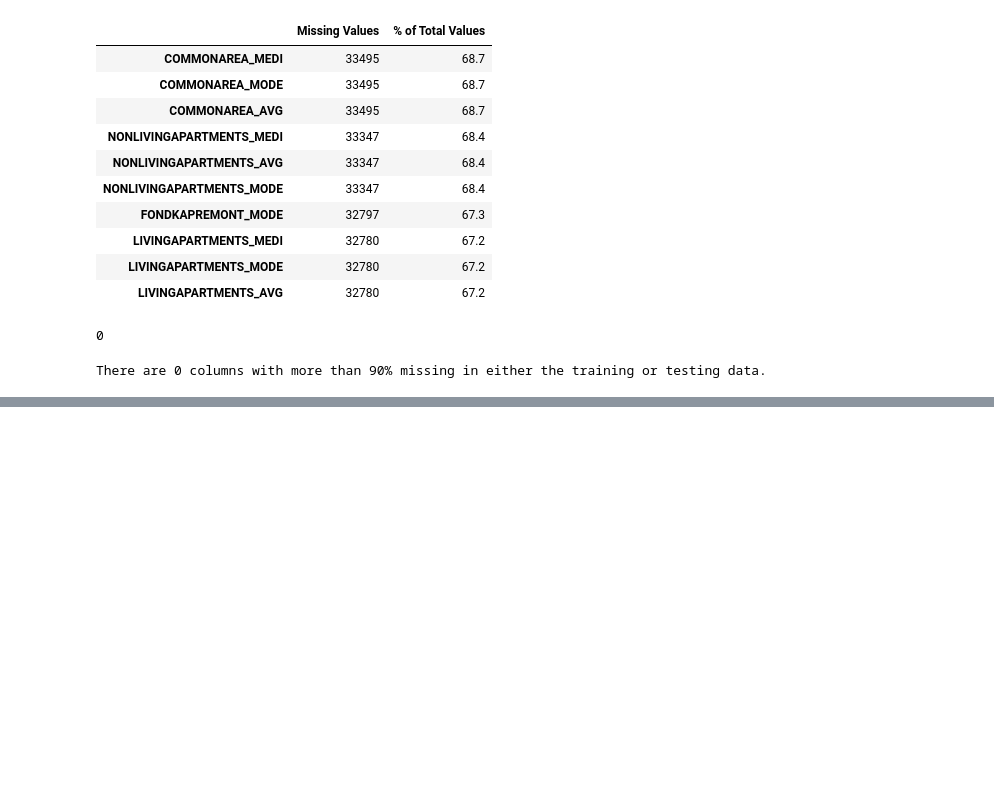
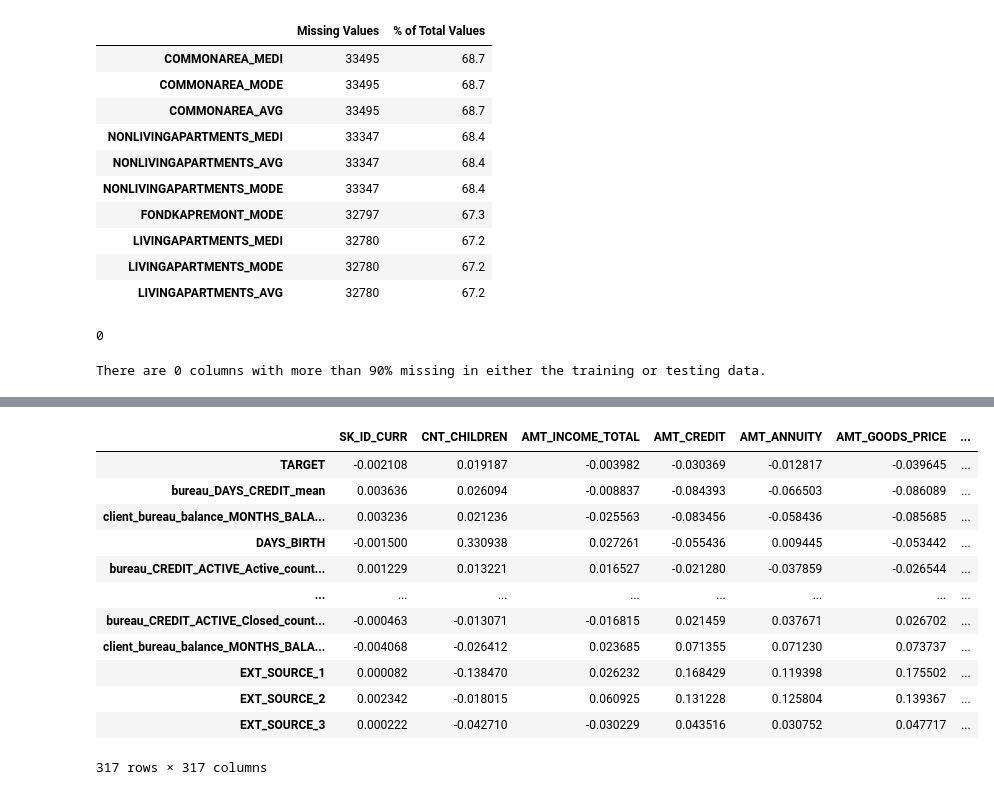
Before and after one commit to ShanifMuhammed/Build_With_Data, a Jupyter notebook: kaggle_projects/home-credit-default-risk/MANUAL_FEATURE_ENG.ipynb, the cells around one changed output, grey strips where cells are left out. Drawn from its saved outputs; the diff is of its cells as text; code cells hidden in the pictures; blank space fills up the shorter version.

```diff
--- a/kaggle_projects/home-credit-default-risk/MANUAL_FEATURE_ENG.ipynb
+++ b/kaggle_projects/home-credit-default-risk/MANUAL_FEATURE_ENG.ipynb
@@ -674,2 +688,2 @@ test.to_csv('test_bureau_raw.csv', index = False)
 # %%
-corrs = train.corr()
+corrs = train.corr(numeric_only=True)
@@ -683,2 +707,18 @@ pd.DataFrame(corrs['TARGET'].head(10))
+# %%
+corrs
+# %% [output]
+|  | SK_ID_CURR | CNT_CHILDREN | AMT_INCOME_TOTAL | AMT_CREDIT | AMT_ANNUITY | AMT_GOODS_PRICE | ... |
+| TARGET | -0.002108 | 0.019187 | -0.003982 | -0.030369 | -0.012817 | -0.039645 | ... |
+| bureau_DAYS_CREDIT_mean | 0.003636 | 0.026094 | -0.008837 | -0.084393 | -0.066503 | -0.086089 | ... |
+| client_bureau_balance_MONTHS_BALA... | 0.003236 | 0.021236 | -0.025563 | -0.083456 | -0.058436 | -0.085685 | ... |
+| DAYS_BIRTH | -0.001500 | 0.330938 | 0.027261 | -0.055436 | 0.009445 | -0.053442 | ... |
+| bureau_CREDIT_ACTIVE_Active_count... | 0.001229 | 0.013221 | 0.016527 | -0.021280 | -0.037859 | -0.026544 | ... |
+| ... | ... | ... | ... | ... | ... | ... | ... |
+| bureau_CREDIT_ACTIVE_Closed_count... | -0.000463 | -0.013071 | -0.016815 | 0.021459 | 0.037671 | 0.026702 | ... |
+| client_bureau_balance_MONTHS_BALA... | -0.004068 | -0.026412 | 0.023685 | 0.071355 | 0.071230 | 0.073737 | ... |
+| EXT_SOURCE_1 | 0.000082 | -0.138470 | 0.026232 | 0.168429 | 0.119398 | 0.175502 | ... |
+| EXT_SOURCE_2 | 0.002342 | -0.018015 | 0.060925 | 0.131228 | 0.125804 | 0.139367 | ... |
+| EXT_SOURCE_3 | 0.000222 | -0.042710 | -0.030229 | 0.043516 | 0.030752 | 0.047717 | ... |
+317 rows × 317 columns
 # %%
 pd.DataFrame(corrs['TARGET'].dropna().tail(10))
```
Also changed, not shown: parts of 16 cells of this notebook.
